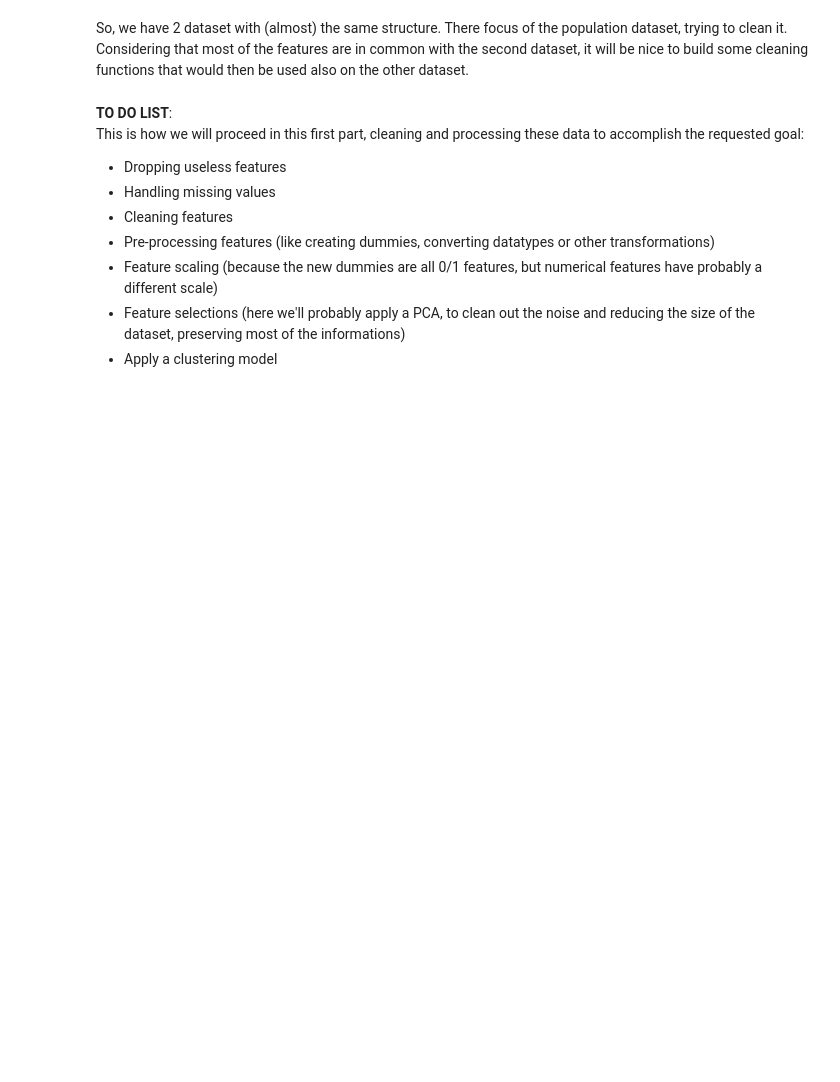
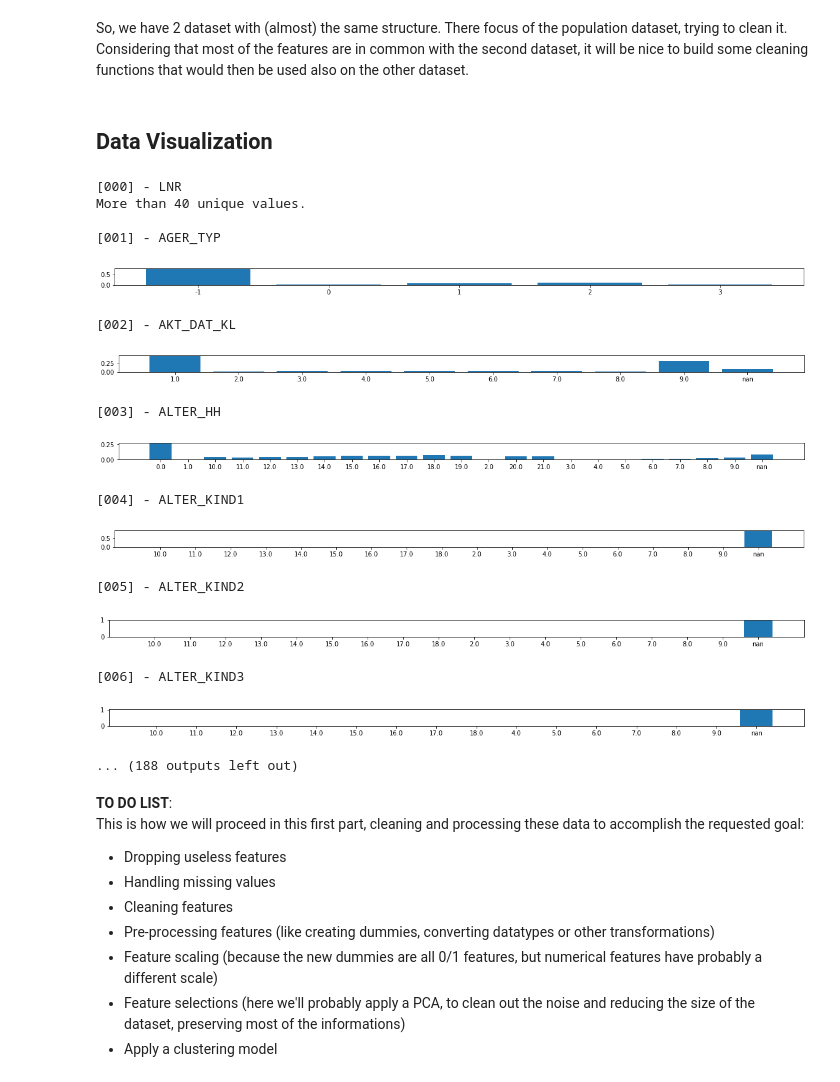
Before and after one commit to Roberto173797/Udacity-Capstone-Arvato, a Jupyter notebook: Arvato Project Workbook.ipynb, the cells around one changed output. Drawn from its saved outputs; the diff is of its cells as text; code cells hidden in the pictures; blank space fills up the shorter version.

```diff
--- a/Arvato Project Workbook.ipynb
+++ b/Arvato Project Workbook.ipynb
@@ -84,6 +84,40 @@ customers.head()
 # %% [markdown]
 So, we have 2 dataset with (almost) the same structure. There focus of the population dataset, trying to clean it.
 Considering that most of the features are in common with the second dataset, it will be nice to build some cleaning functions that would then be used also on the other dataset.
+# %% [markdown]
+## Data Visualization
+# %%
+for i, col in enumerate(azdias.columns):
+    print(f'\n[{i:0>3}] - {col}')
+    n = len(azdias[col].unique())
+    if n > 40:
+        print('More than 40 unique values.')
+    else:
+        table = azdias[col].value_counts(normalize=True,
+                                         sort=False,
+                                         dropna=False)
+        table.index = table.index.astype(str)
+        table.sort_index(inplace=True)
+        fig, ax = plt.subplots(figsize=(20, 0.5))
+        ax.bar(table.index.astype(str), table)
+        plt.show()
+# %% [output]
+[000] - LNR
+More than 40 unique values.
+
+[001] - AGER_TYP
+[figure, added]
+[002] - AKT_DAT_KL
+[figure, added]
+[003] - ALTER_HH
+[figure, added]
+[004] - ALTER_KIND1
+[figure, added]
+[005] - ALTER_KIND2
+[figure, added]
+[006] - ALTER_KIND3
+[figure, added]
+... (188 outputs left out)
 # %% [markdown]
 **TO DO LIST**:
 This is how we will proceed in this first part, cleaning and processing these data to accomplish the requested goal:
```
